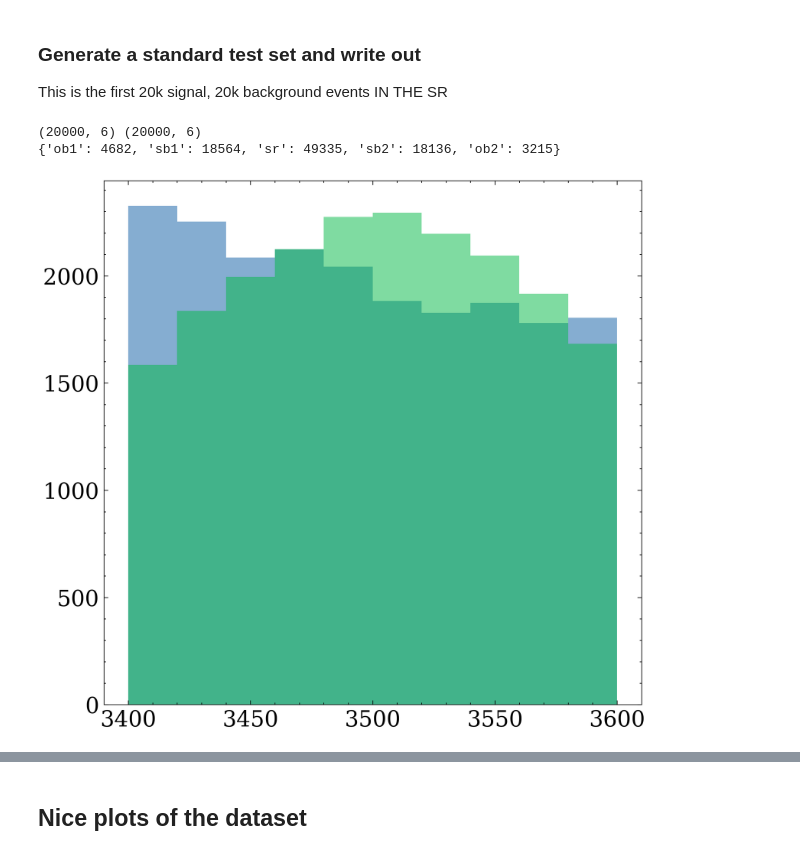
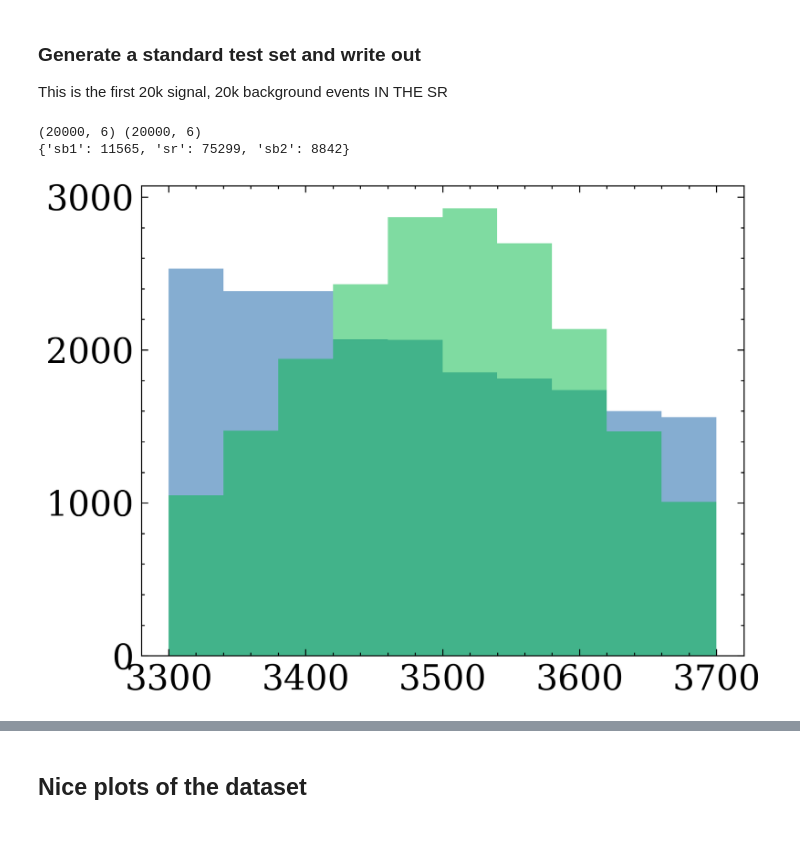
Before and after one commit to rmastand/FETA, a Jupyter notebook: generate_dataset_and_preprocess.ipynb, the cells around one changed output, grey strips where cells are left out. Drawn from its saved outputs; the diff is of its cells as text; code cells hidden in the pictures.

```diff
--- a/generate_dataset_and_preprocess.ipynb
+++ b/generate_dataset_and_preprocess.ipynb
@@ -18,16 +17,18 @@ from matplotlib.backends.backend_pdf import PdfPages
 from sklearn.model_selection import train_test_split
 # %%
 # dataset generation parameters
-context_endpoints = (3000, 4000)
+context_endpoints = (2500, 4500)
 
 
-bands_dict = {"ob1": [3000, 3200],
-              "sb1": [3200, 3400],
-              "sr" : [3400, 3600],
-              "sb2": [3600, 3800],
-              "ob2": [3800, 4000]}
+bands_dict = {"ob1": [2500, 2900],
+              "sb1": [2900, 3300],
+              "sr" : [3300, 3700],
+              "sb2": [3700, 4100],
+              "ob2": [4100, 4500]}
 
 print("Generating datasets...")
+
+bands_to_analyze = ["sb1", "sr", "sb2"]
 
 
 
@@ -40,14 +41,18 @@ data_dat = select_lhco_features(df_dat, feature_type = 0).to_numpy()
 df_signal = get_lhco(sim_type = "pythia", sm = "signal")
 data_signal = select_lhco_features(df_signal, feature_type = 0).to_numpy()
 
+# add an extra column to keep track of sig, bkg information
+data_sim = np.hstack((data_sim, np.zeros((len(data_sim), 1))))
+data_dat = np.hstack((data_dat, np.zeros((len(data_dat), 1))))
+data_signal = np.hstack((data_signal, np.ones((len(data_signal), 1))))
+
 
 print("SIM shape:", data_sim.shape)
 print("DAT shape:", data_dat.shape)
 print("SIGNAL shape:", data_signal.shape)
 
 
-
-n_features = data_sim.shape[1]
+n_features = 6
 # %% [output]
 Generating datasets...
 events_anomalydetection_herwig_features.h5
@@ -66,26 +71,12 @@ def pull_from_mass_range(dataset, mass_ranges):
         selected_data = []
 
         for mass_range in mass_ranges:
-            loc = np.where((dataset[:, -1] >= mass_range[0]) & (dataset[:, -1] < mass_range[1]))[0]
+            loc = np.where((dataset[:, 5] >= mass_range[0]) & (dataset[:, 5] < mass_range[1]))[0]
             selected_data.append( dataset[loc, :] )
         selected_data = np.concatenate(selected_data)
         np.random.shuffle(selected_data)
 
         return selected_data
-
-
-
-def minmaxscale(data, col_minmax, lower = -3.0, upper = 3.0):
-
-
-        minmaxscaled_data = np.zeros(data.shape)
-        for col in range(data.shape[1]):
-
-            X_std = (data[:, col] - col_minmax[col][0]) / (col_minmax[col][1] - col_minmax[col][0])
-            minmaxscaled_data[:, col] = X_std * (upper - lower) + lower
-
-        return minmaxscaled_data
-
 
 def pull_n_signal_events(n, sig_dataset):
 
@@ -100,7 +93,7 @@ pythia_sig_dict = {}
 
 num_sig_events = {}
 
-for b in bands_dict.keys():
+for b in bands_to_analyze:
     print(f"Number of events in band {b}:")
     loc = pull_from_mass_range(data_sim, [bands_dict[b]])
     herwig_bkg_dict[b] = loc
@@ -168,21 +191,21 @@ This is the first 20k signal, 20k background events IN THE SR
 # %%
 n_sts = 20000
 
 #sts_sim = trial_data_sim[:n_sts]
-sts_bkg = pythia_bkg_dict["sr"][:n_sts]
-sts_sig = pythia_sig_dict["sr"][:n_sts]
+sts_bkg = pythia_bkg_dict["sr"][:n_sts,:-1]
+sts_sig = pythia_sig_dict["sr"][:n_sts,:-1]
 
 print(sts_bkg.shape, sts_sig.shape)
 
 print(num_sig_events)
 plt.figure()
 plt.hist(sts_bkg[:,-1], alpha = 0.5)
 plt.hist(sts_sig[:,-1], alpha = 0.5)
 plt.show()
 # %% [output]
 (20000, 6) (20000, 6)
-{'ob1': 4682, 'sb1': 18564, 'sr': 49335, 'sb2': 18136, 'ob2': 3215}
+{'sb1': 11565, 'sr': 75299, 'sb2': 8842}
-[figure, old version]
+[figure, new version]
 # %%
 # directories
 curtains_dir = "/global/home/users/rrmastandrea/CURTAINS_SALAD/"
```
Also changed, not shown: parts of 15 cells of this notebook.
